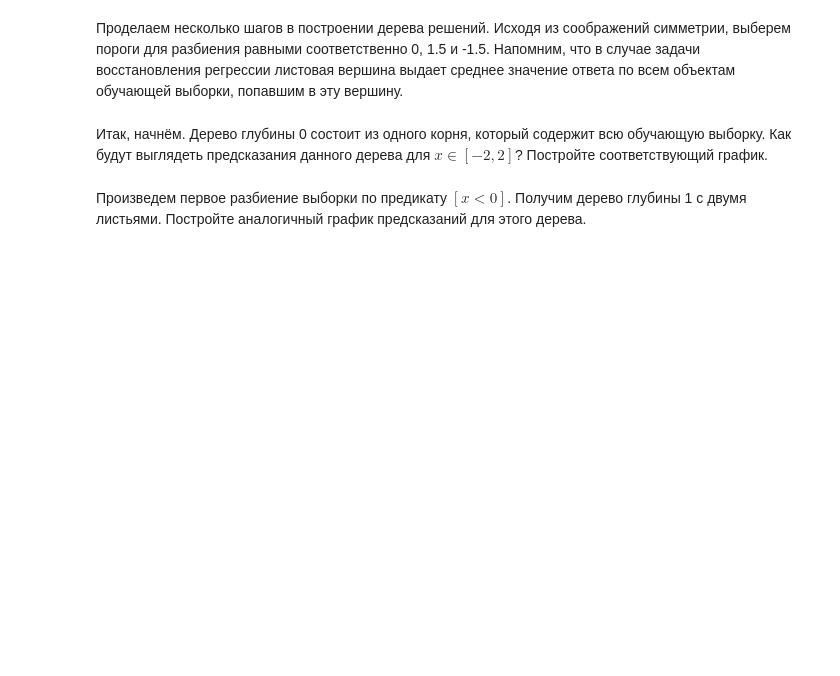
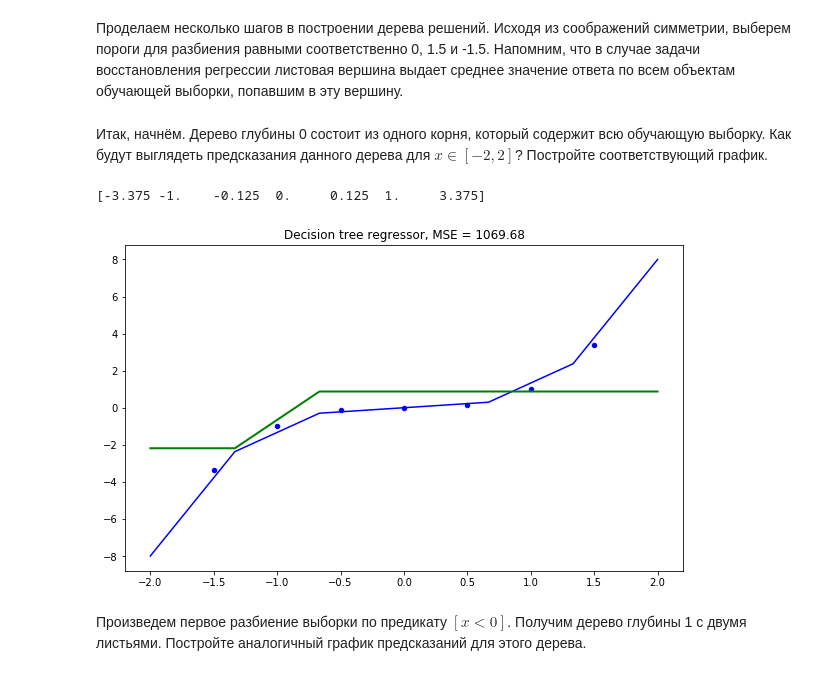
Before and after one commit to eakinshin/mlcourse_open, a Jupyter notebook: jupyter_notebooks/topic03_decision_trees_knn/hw3_session2_decision_trees.ipynb, the cells around one changed output. Drawn from its saved outputs; the diff is of its cells as text; code cells hidden in the pictures; blank space fills up the shorter version.

```diff
--- a/jupyter_notebooks/topic03_decision_trees_knn/hw3_session2_decision_trees.ipynb
+++ b/jupyter_notebooks/topic03_decision_trees_knn/hw3_session2_decision_trees.ipynb
@@ -40,3 +39,31 @@ plt.ylabel(r'$y$');
+# %%
+X_train = np.linspace(-1.5, 1.5, 7)
+y_train = X_train ** 3
+X_train = X_train[:, np.newaxis]
+print(y_train)
+
+X_test = np.linspace(-2, 2, 7)
+X_test = X_test[:, np.newaxis]
+y_test = X_test ** 3
+
+
+from sklearn.tree import DecisionTreeRegressor
+
+reg_tree = DecisionTreeRegressor(max_depth=1, random_state=17)
+
+reg_tree.fit(X_train, y_train)
+reg_tree_pred = reg_tree.predict(X_test)
+
+plt.figure(figsize=(10, 6))
+plt.plot(X_test, y_test, "b")
+plt.scatter(X_train, y_train, c="b", s=20)
+plt.plot(X_test, reg_tree_pred, "g", lw=2)
+#plt.xlim([-5, 5])
+plt.title("Decision tree regressor, MSE = %.2f" % np.sum((y_test - reg_tree_pred) ** 2))
+plt.show()
+# %% [output]
+[-3.375 -1.    -0.125  0.     0.125  1.     3.375]
+[figure, added]
 # %% [markdown]
 Произведем первое разбиение выборки по предикату $[x < 0]$. Получим дерево глубины 1 с двумя листьями. Постройте аналогичный график предсказаний для этого дерева.
 # %%
```
Also changed, not shown: parts of 8 cells of this notebook, 1 other file.
